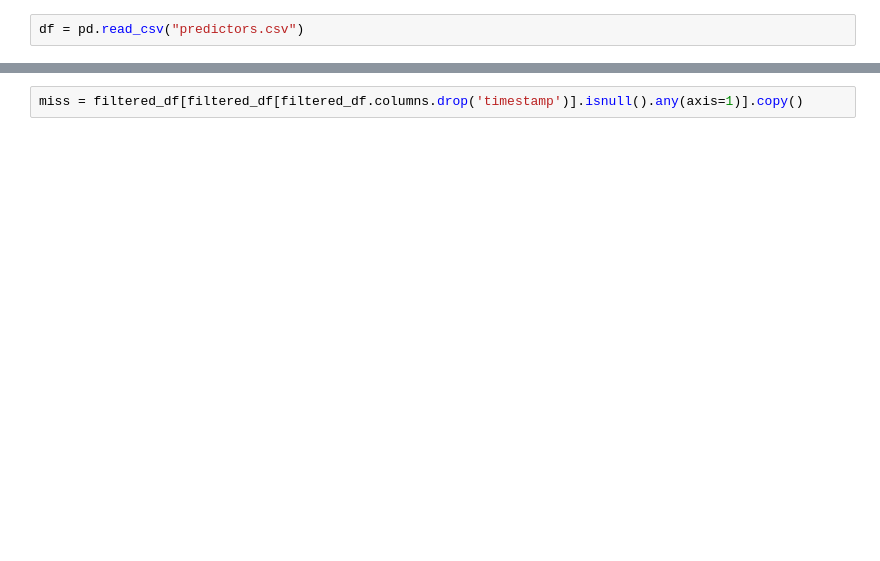
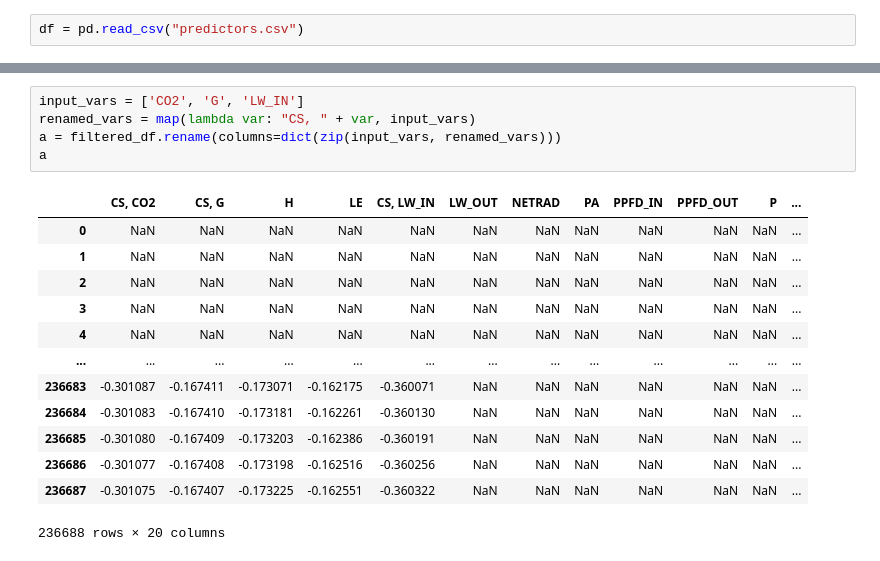
Before and after one commit to mrquaternion/CS-Pipeline, a Jupyter notebook: notebook.ipynb, the cells around one changed output, grey strips where cells are left out. Drawn from its saved outputs; the diff is of its cells as text; blank space fills up the shorter version.

```diff
--- a/notebook.ipynb
+++ b/notebook.ipynb
@@ -41,2 +28,19 @@ filtered_df.iloc[:, :20].loc[30000:30002]
-# %%
-miss = filtered_df[filtered_df[filtered_df.columns.drop('timestamp')].isnull().any(axis=1)].copy()
+# %%
+input_vars = ['CO2', 'G', 'LW_IN']
+renamed_vars = map(lambda var: "CS, " + var, input_vars)
+a = filtered_df.rename(columns=dict(zip(input_vars, renamed_vars)))
+a
+# %% [output]
+|  | CS, CO2 | CS, G | H | LE | CS, LW_IN | LW_OUT | NETRAD | PA | PPFD_IN | PPFD_OUT | P | ... |
+| 0 | NaN | NaN | NaN | NaN | NaN | NaN | NaN | NaN | NaN | NaN | NaN | ... |
+| 1 | NaN | NaN | NaN | NaN | NaN | NaN | NaN | NaN | NaN | NaN | NaN | ... |
+| 2 | NaN | NaN | NaN | NaN | NaN | NaN | NaN | NaN | NaN | NaN | NaN | ... |
+| 3 | NaN | NaN | NaN | NaN | NaN | NaN | NaN | NaN | NaN | NaN | NaN | ... |
+| 4 | NaN | NaN | NaN | NaN | NaN | NaN | NaN | NaN | NaN | NaN | NaN | ... |
+| ... | ... | ... | ... | ... | ... | ... | ... | ... | ... | ... | ... | ... |
+| 236683 | -0.301087 | -0.167411 | -0.173071 | -0.162175 | -0.360071 | NaN | NaN | NaN | NaN | NaN | NaN | ... |
+| 236684 | -0.301083 | -0.167410 | -0.173181 | -0.162261 | -0.360130 | NaN | NaN | NaN | NaN | NaN | NaN | ... |
+| 236685 | -0.301080 | -0.167409 | -0.173203 | -0.162386 | -0.360191 | NaN | NaN | NaN | NaN | NaN | NaN | ... |
+| 236686 | -0.301077 | -0.167408 | -0.173198 | -0.162516 | -0.360256 | NaN | NaN | NaN | NaN | NaN | NaN | ... |
+| 236687 | -0.301075 | -0.167407 | -0.173225 | -0.162551 | -0.360322 | NaN | NaN | NaN | NaN | NaN | NaN | ... |
+236688 rows × 20 columns
```
Also changed, not shown: parts of 11 cells of this notebook.
